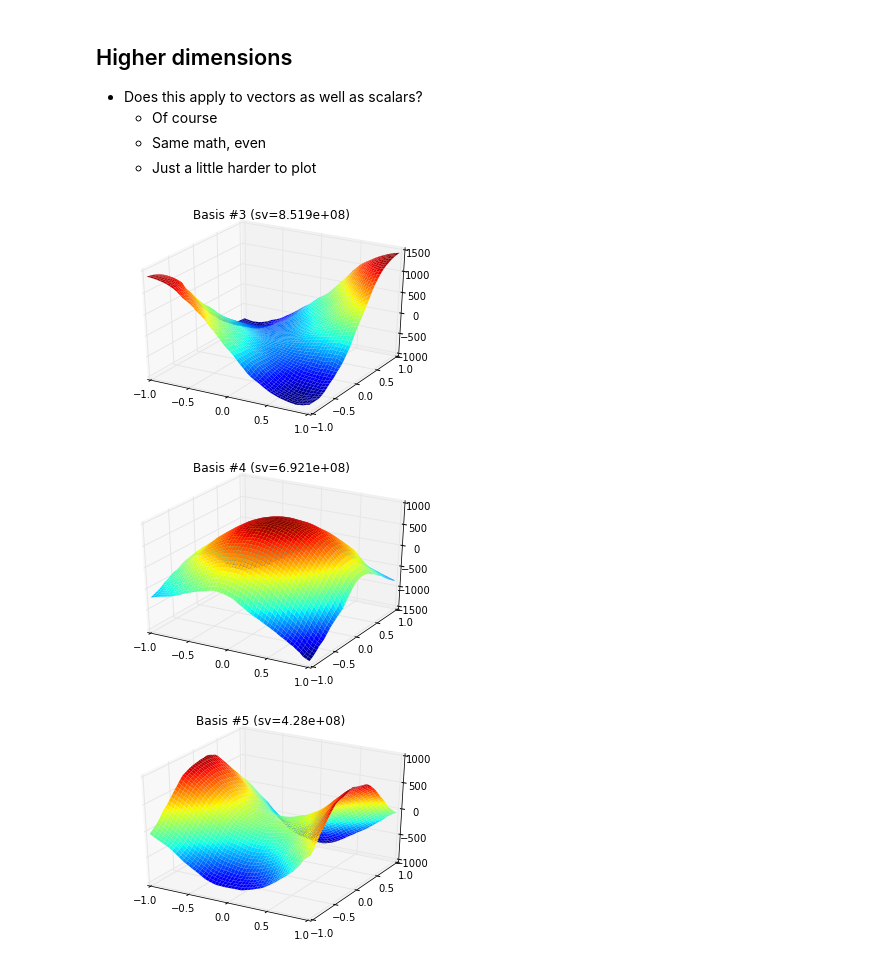
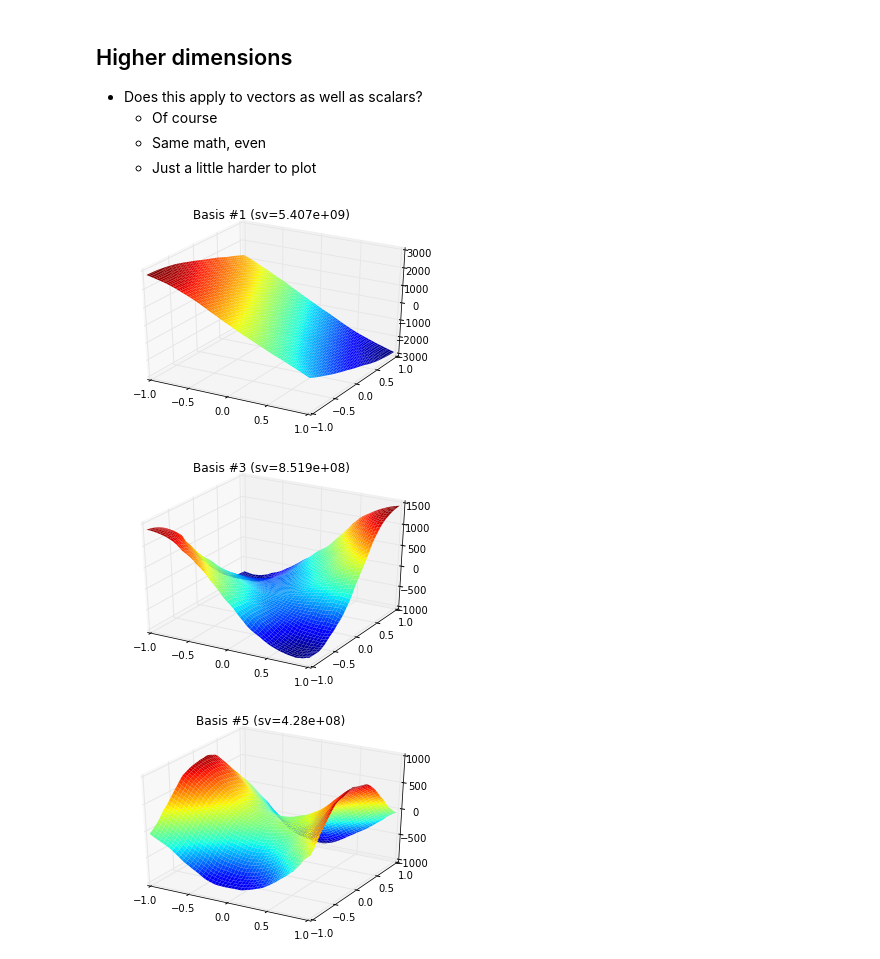
Before and after one commit to celiasmith/syde556, a Jupyter notebook: SYDE 556 Lecture 6 Decoder Analysis.ipynb, the cells around one changed output. Cells and saved outputs as stored; diff of their text form; code cells hidden in the pictures.

```diff
--- a/SYDE 556 Lecture 6 Decoder Analysis.ipynb
+++ b/SYDE 556 Lecture 6 Decoder Analysis.ipynb
@@ -458,36 +457,36 @@ with model:
     neurons = nengo.Ensemble(N, dimensions=2)
 
     connection = nengo.Connection(neurons, neurons) #This is just to generate the decoders
 
 sim = nengo.Simulator(model)
 
-d = sim.data[connection].decoders.T
+d = sim.data[connection].weights.T
 x, A = tuning_curves(neurons, sim)
 
 
 A = np.reshape(A, (2500,N))
 
 Gamma = np.dot(A.T, A)
 U,S,V = np.linalg.svd(Gamma)
 
 chi = np.dot(A, U)
 
 for index in [1,3,5]: #What's 0? 3,4,5 (same/diff signs, cross)? Higher?
     basis = chi[:,index]
     basis.shape = 50,50
 
     x0 = numpy.linspace(-1,1,50)
     x1 = numpy.linspace(-1,1,50)
     x0, x1 = numpy.array(meshgrid(x0,x1))
 
     from mpl_toolkits.mplot3d.axes3d import Axes3D
     fig = pylab.figure()
     ax = fig.add_subplot(1, 1, 1, projection='3d')
     p = ax.plot_surface(x0, x1, basis, linewidth=0, cstride=1, rstride=1, cmap=pylab.cm.jet)
     pylab.title('Basis #%d (sv=%1.4g)'%(index, S[index]))
 # %% [output]
-[figure, old version]
+[figure, new version]
-[figure, old version]
+[figure, new version]
 [figure]
 # %% [markdown]
 - Again, we get the polynomials
```
Also changed, not shown: parts of 8 cells of this notebook, 1 other file.
